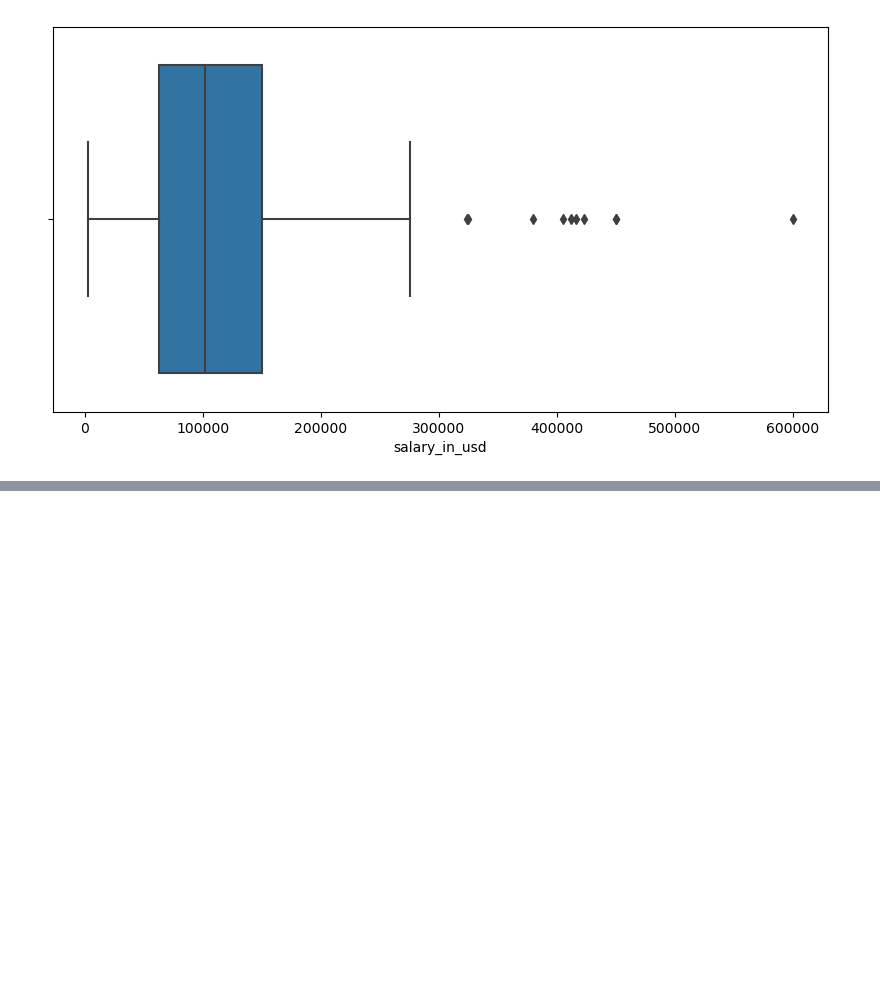
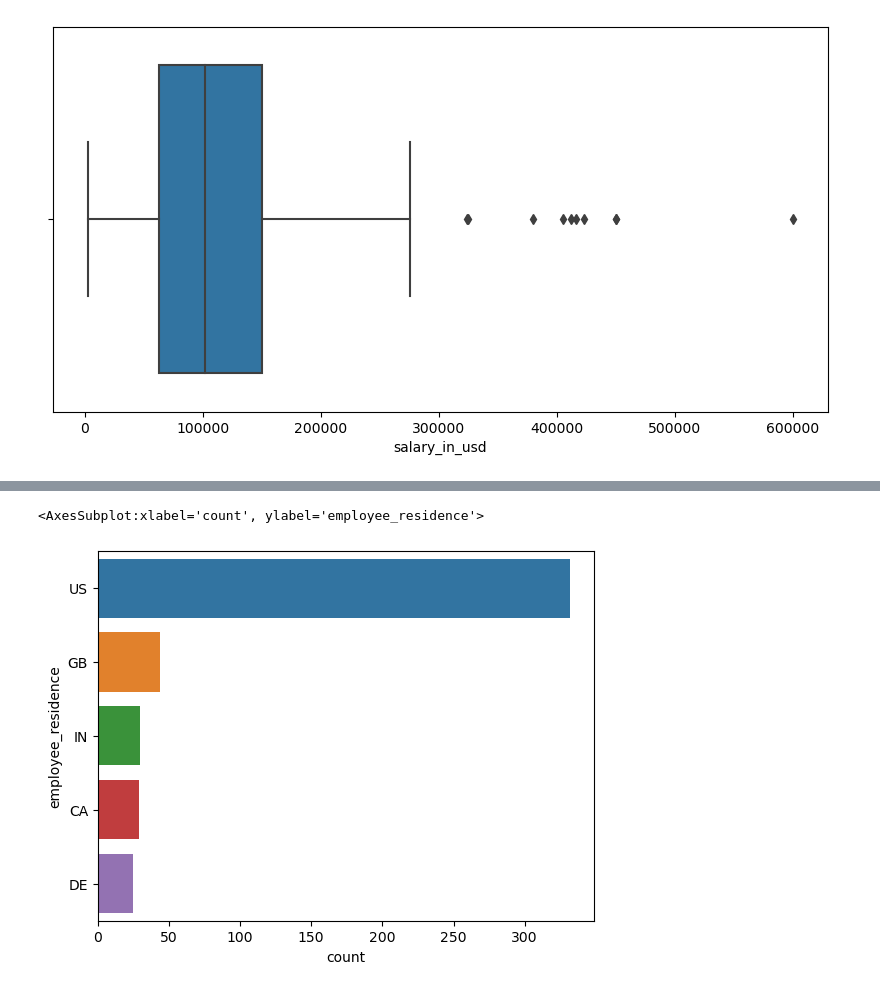
Before and after one commit to Huang-Frederic/ds-salaries, a Jupyter notebook: Data Scientist Salaries.ipynb, the cells around one changed output, grey strips where cells are left out. Cells and saved outputs as stored; diff of their text form; code cells hidden in the pictures; blank space fills up the shorter version.

```diff
--- a/Data Scientist Salaries.ipynb
+++ b/Data Scientist Salaries.ipynb
@@ -115,0 +123,5 @@ plt.show()
+# %%
+sns.countplot(y=df['employee_residence'],order=df['employee_residence'].value_counts().head().index)
+# %% [output]
+<AxesSubplot:xlabel='count', ylabel='employee_residence'>
+[figure, added]
```
Also changed, not shown: parts of 46 cells of this notebook, 1 other file.
